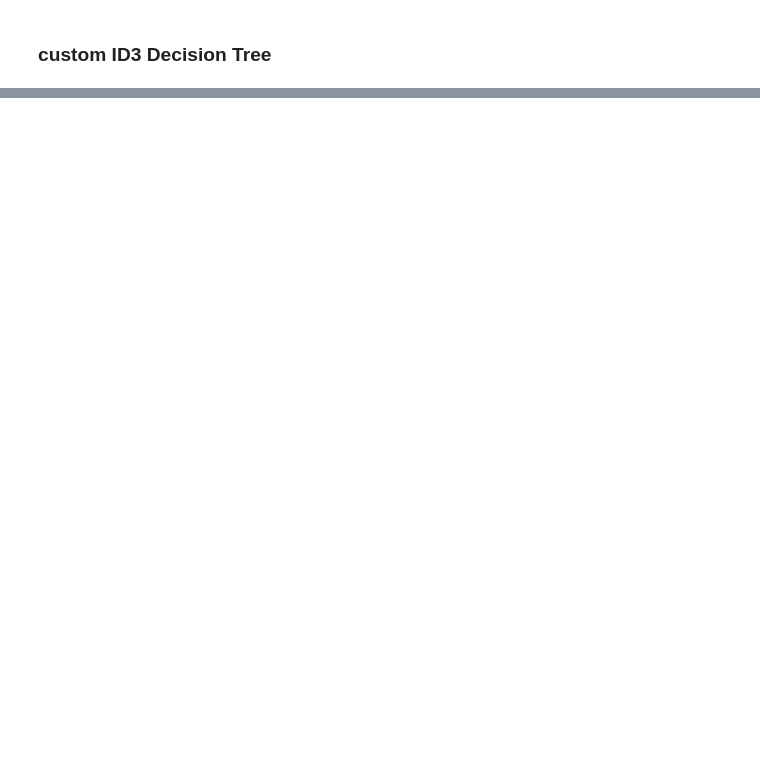
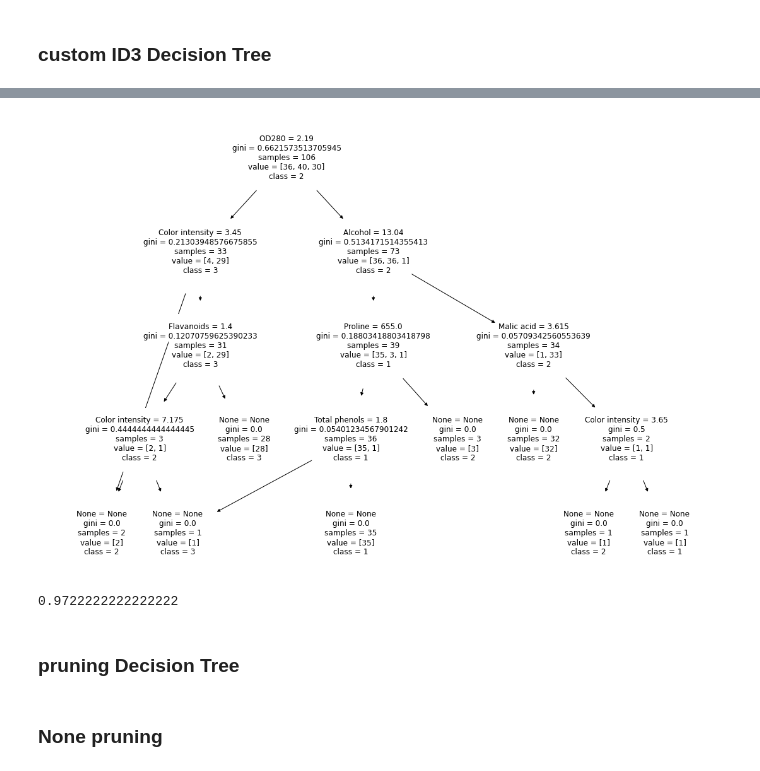
Before and after one commit to sinjy1203/Machine_Learning, a Jupyter notebook: chapter4_practice6.ipynb, the cells around one changed output, grey strips where cells are left out. Saved outputs shown, nothing was run; the diff lists cells and outputs as text; code cells hidden in the pictures; blank space fills up the shorter version.

```diff
--- a/chapter4_practice6.ipynb
+++ b/chapter4_practice6.ipynb
@@ -367,0 +278,14 @@ plt.show()
+# %%
+decision_tree = DecisionTree(criterion='gini')
+# %%
+decision_tree.fit(x_train, y_train)
+# %%
+decision_tree.visualize()
+# %% [output]
+[figure, added]
+# %%
+decision_tree.accuracy(x_test, y_test)
+# %% [output]
+0.9722222222222222
+# %% [markdown]
+### pruning Decision Tree
@@ -367,0 +535,2 @@ plt.show()
+# %% [markdown]
+### None pruning
```
Also changed, not shown: parts of 27 cells of this notebook, 2 other files.
